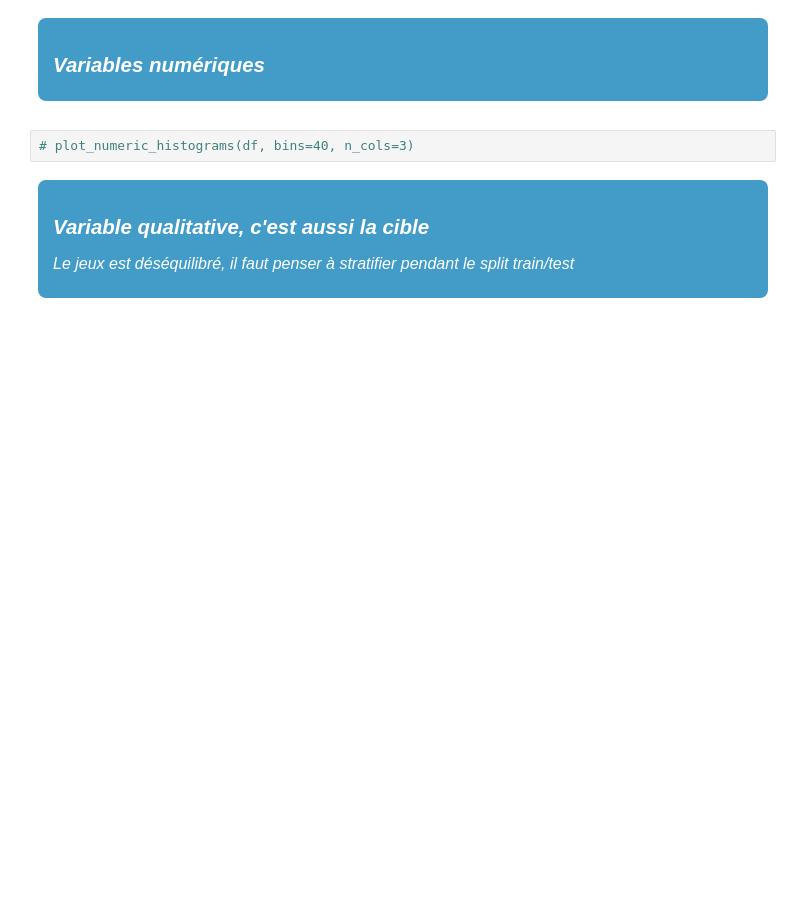
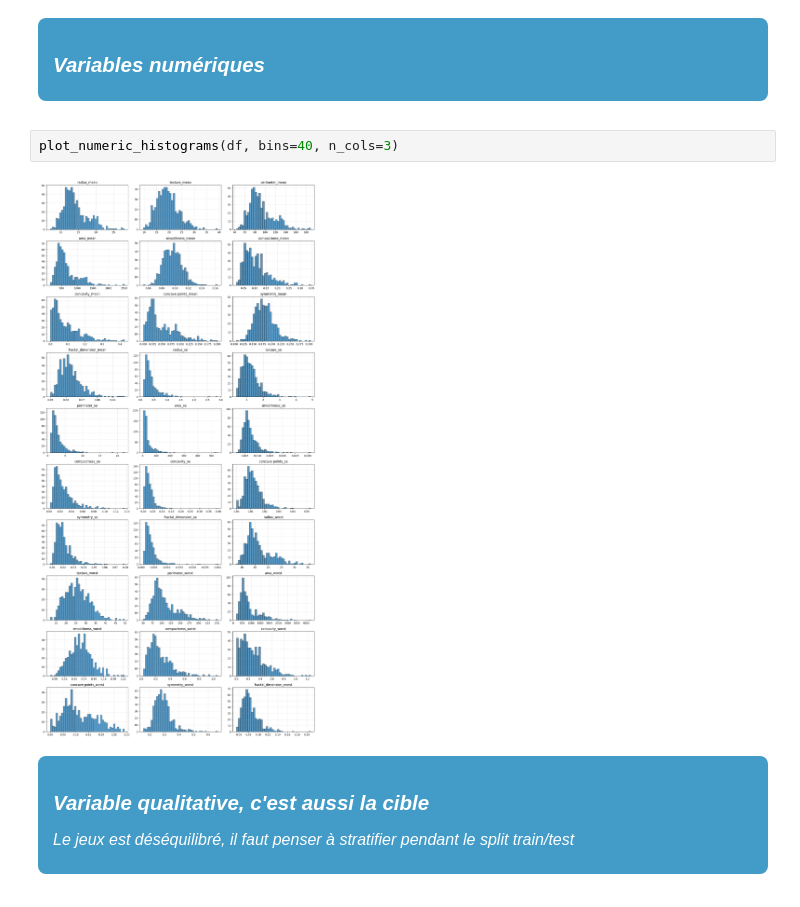
Before and after one commit to bruno-coulet/building-perceptron, a Jupyter notebook: eda.ipynb, the cells around one changed output. Drawn from its saved outputs; the diff is of its cells as text; blank space fills up the shorter version.

```diff
--- a/eda.ipynb
+++ b/eda.ipynb
@@ -224,7 +224,9 @@ unique_value_cols
     <h3>Variables numériques</h3>
 </div>
 # %%
-# plot_numeric_histograms(df, bins=40, n_cols=3)
+plot_numeric_histograms(df, bins=40, n_cols=3)
+# %% [output]
+[figure, added]
 # %% [markdown]
 <div style="
     background-color: #439cc8;
```
Also changed, not shown: parts of 1 cell of this notebook, 1 other file.
